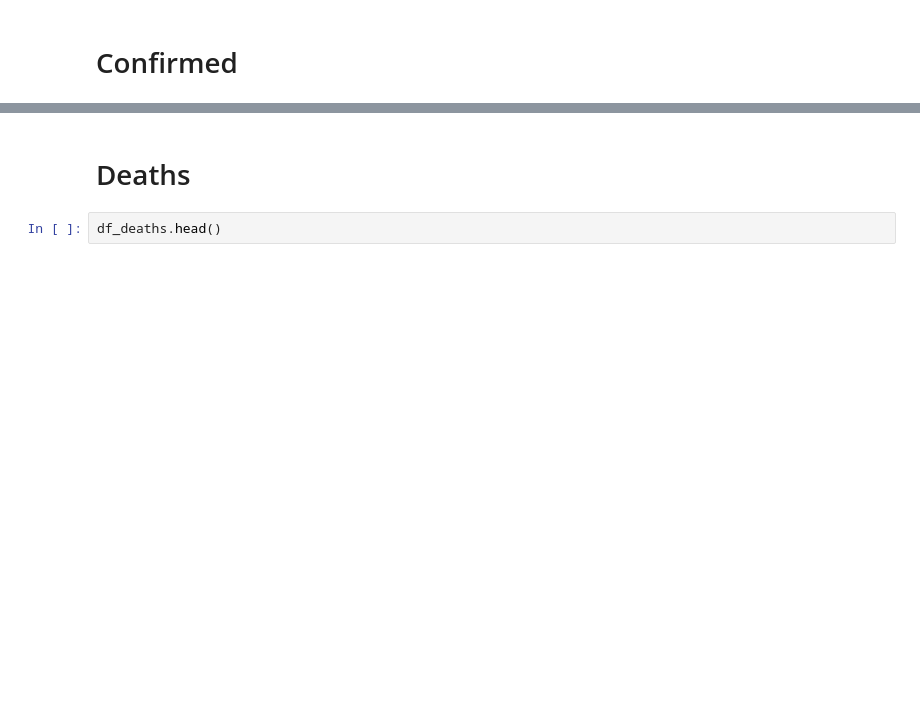
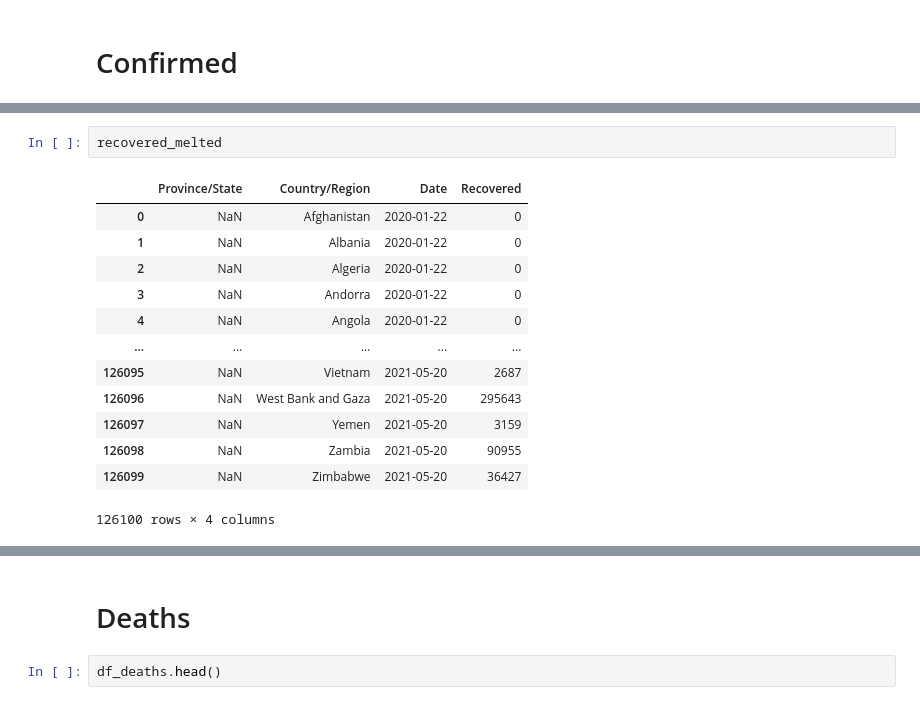
Before and after one commit to rajaben-ali/interactive-covid-19-dashboard, a Jupyter notebook: notebook.ipynb, the cells around one changed output, grey strips where cells are left out. Cells and saved outputs as stored; diff of their text form; blank space fills up the shorter version.

```diff
--- a/notebook.ipynb
+++ b/notebook.ipynb
@@ -78,0 +159,16 @@ df_fr
+# %%
+recovered_melted
+# %% [output]
+|  | Province/State | Country/Region | Date | Recovered |
+| 0 | NaN | Afghanistan | 2020-01-22 | 0 |
+| 1 | NaN | Albania | 2020-01-22 | 0 |
+| 2 | NaN | Algeria | 2020-01-22 | 0 |
+| 3 | NaN | Andorra | 2020-01-22 | 0 |
+| 4 | NaN | Angola | 2020-01-22 | 0 |
+| ... | ... | ... | ... | ... |
+| 126095 | NaN | Vietnam | 2021-05-20 | 2687 |
+| 126096 | NaN | West Bank and Gaza | 2021-05-20 | 295643 |
+| 126097 | NaN | Yemen | 2021-05-20 | 3159 |
+| 126098 | NaN | Zambia | 2021-05-20 | 90955 |
+| 126099 | NaN | Zimbabwe | 2021-05-20 | 36427 |
+126100 rows × 4 columns
```
Also changed, not shown: parts of 16 cells of this notebook.
